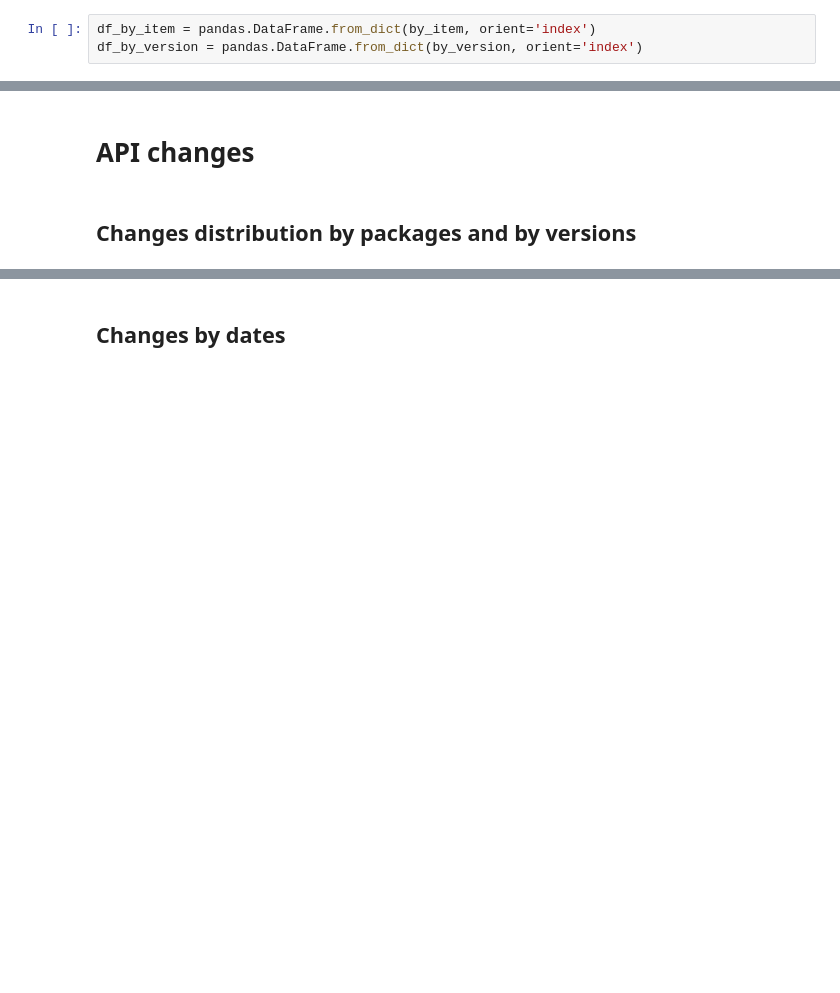
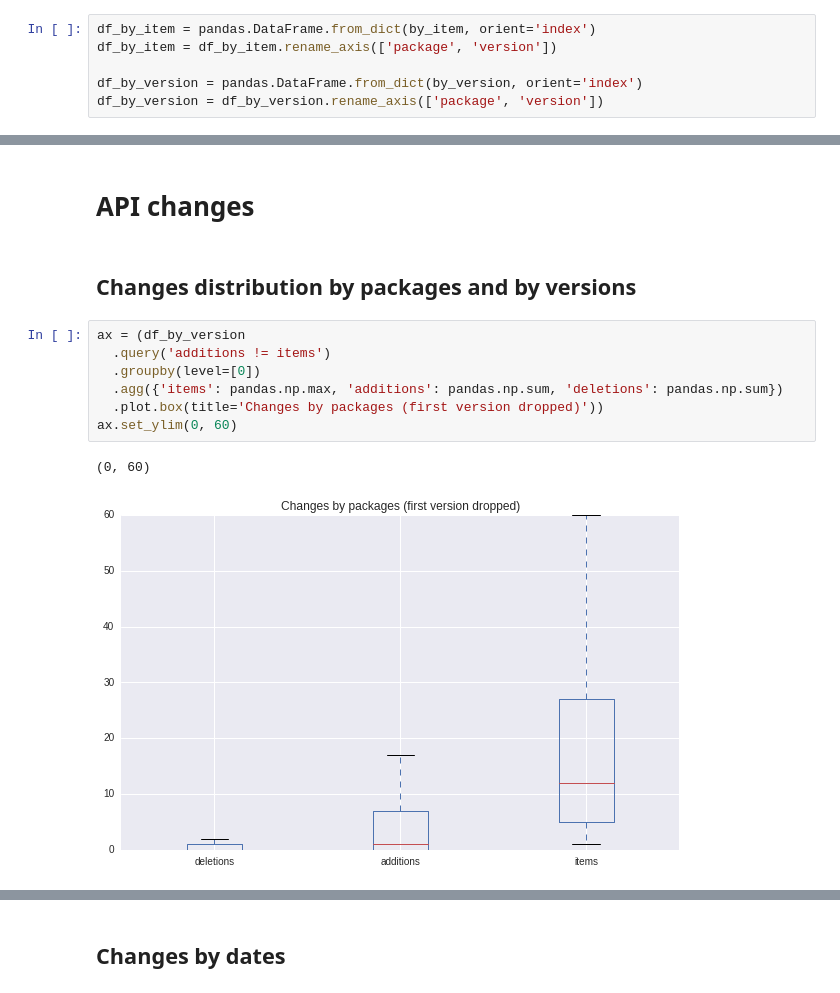
Before and after one commit to maelick/ecos-analysis, a Jupyter notebook: WEA2016/notebook/API stability.ipynb, the cells around one changed output, grey strips where cells are left out. Saved outputs shown, nothing was run; the diff lists cells and outputs as text; blank space fills up the shorter version.

```diff
--- a/WEA2016/notebook/API stability.ipynb
+++ b/WEA2016/notebook/API stability.ipynb
@@ -52,7 +61,10 @@ for package, package_group in exports.groupby('package'):
                                           'deletions': len(deletions)}
 # %%
 df_by_item = pandas.DataFrame.from_dict(by_item, orient='index')
+df_by_item = df_by_item.rename_axis(['package', 'version'])
+
 df_by_version = pandas.DataFrame.from_dict(by_version, orient='index')
+df_by_version = df_by_version.rename_axis(['package', 'version'])
 # %% [markdown]
 # Overview
 # %% [markdown]
@@ -89,3 +101,13 @@ ax = df.set_index('time')[['additions', 'deletions', 'items']].resample('1M').su
 # API changes
 # %% [markdown]
 ## Changes distribution by packages and by versions
+# %%
+ax = (df_by_version
+  .query('additions != items')
+  .groupby(level=[0])
+  .agg({'items': pandas.np.max, 'additions': pandas.np.sum, 'deletions': pandas.np.sum})
+  .plot.box(title='Changes by packages (first version dropped)'))
+ax.set_ylim(0, 60)
+# %% [output]
+(0, 60)
+[figure, added]
```
Also changed, not shown: parts of 20 cells of this notebook.
